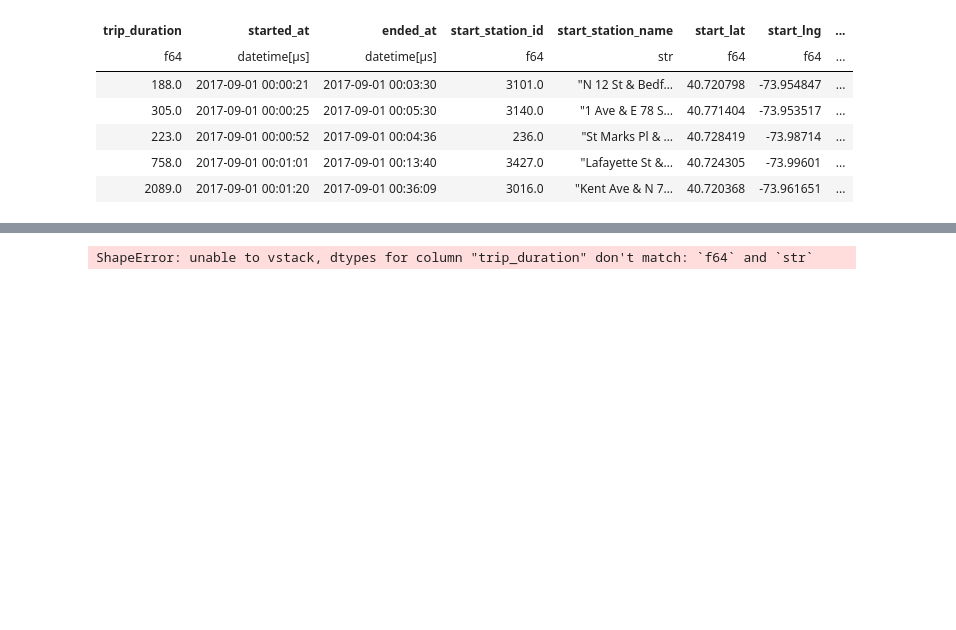
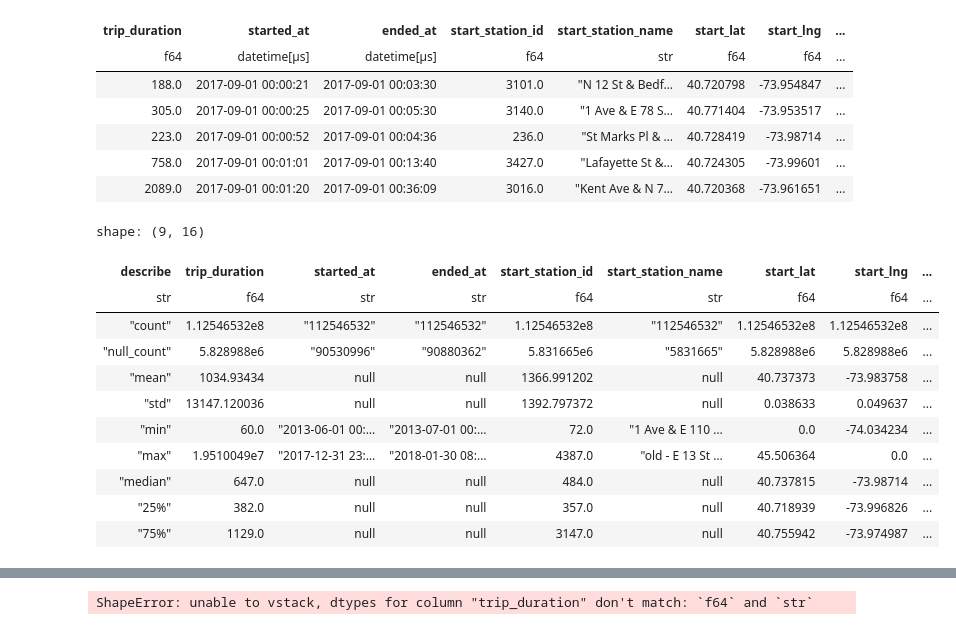
Before and after one commit to sralter/tour_de_city, a Jupyter notebook: 02_combining_datasets.ipynb, the cells around one changed output, grey strips where cells are left out. Cells and saved outputs as stored; diff of their text form; code cells hidden in the pictures; blank space fills up the shorter version.

```diff
--- a/02_combining_datasets.ipynb
+++ b/02_combining_datasets.ipynb
@@ -1207,0 +1183,8 @@ shape: (9, 31)
+# %%
+from pathlib import Path
+
+data_directory=Path('/Users/sra/files/projects/citibike_project/combined')
+
+file_name='group2_pl_checkpoint.parquet'
+
+file_path=data_directory / file_name
@@ -1207,0 +1193,6 @@ shape: (9, 31)
+# %%
+q=(
+    pl.scan_parquet(file_path)
+)
+
+group2_pl=q.collect()
@@ -1469,3 +1475,18 @@ shape: (5, 15)
 | 223.0 | 2017-09-01 00:00:52 | 2017-09-01 00:04:36 | 236.0 | "St Marks Pl & … | 40.728419 | -73.98714 | ... |
 | 758.0 | 2017-09-01 00:01:01 | 2017-09-01 00:13:40 | 3427.0 | "Lafayette St &… | 40.724305 | -73.99601 | ... |
 | 2089.0 | 2017-09-01 00:01:20 | 2017-09-01 00:36:09 | 3016.0 | "Kent Ave & N 7… | 40.720368 | -73.961651 | ... |
+# %%
+group2_col_section1.describe()
+# %% [output]
+shape: (9, 16)
+| describe | trip_duration | started_at | ended_at | start_station_id | start_station_name | start_lat | start_lng | ... |
+| str | f64 | str | str | f64 | str | f64 | f64 | ... |
+| "count" | 1.12546532e8 | "112546532" | "112546532" | 1.12546532e8 | "112546532" | 1.12546532e8 | 1.12546532e8 | ... |
+| "null_count" | 5.828988e6 | "90530996" | "90880362" | 5.831665e6 | "5831665" | 5.828988e6 | 5.828988e6 | ... |
+| "mean" | 1034.93434 | null | null | 1366.991202 | null | 40.737373 | -73.983758 | ... |
+| "std" | 13147.120036 | null | null | 1392.797372 | null | 0.038633 | 0.049637 | ... |
+| "min" | 60.0 | "2013-06-01 00:… | "2013-07-01 00:… | 72.0 | "1 Ave & E 110 … | 0.0 | -74.034234 | ... |
+| "max" | 1.9510049e7 | "2017-12-31 23:… | "2018-01-30 08:… | 4387.0 | "old - E 13 St … | 45.506364 | 0.0 | ... |
+| "median" | 647.0 | null | null | 484.0 | null | 40.737815 | -73.98714 | ... |
+| "25%" | 382.0 | null | null | 357.0 | null | 40.718939 | -73.996826 | ... |
+| "75%" | 1129.0 | null | null | 3147.0 | null | 40.755942 | -73.974987 | ... |
```
Also changed, not shown: parts of 12 cells of this notebook.
